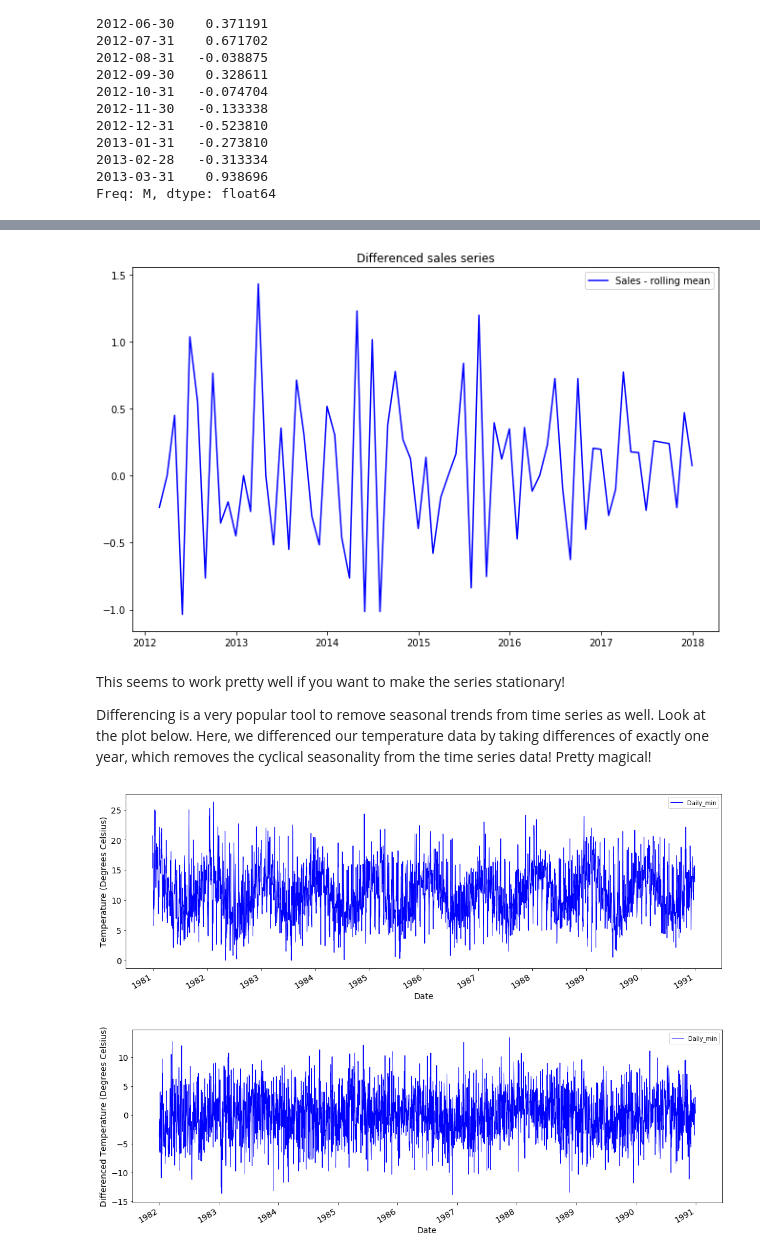
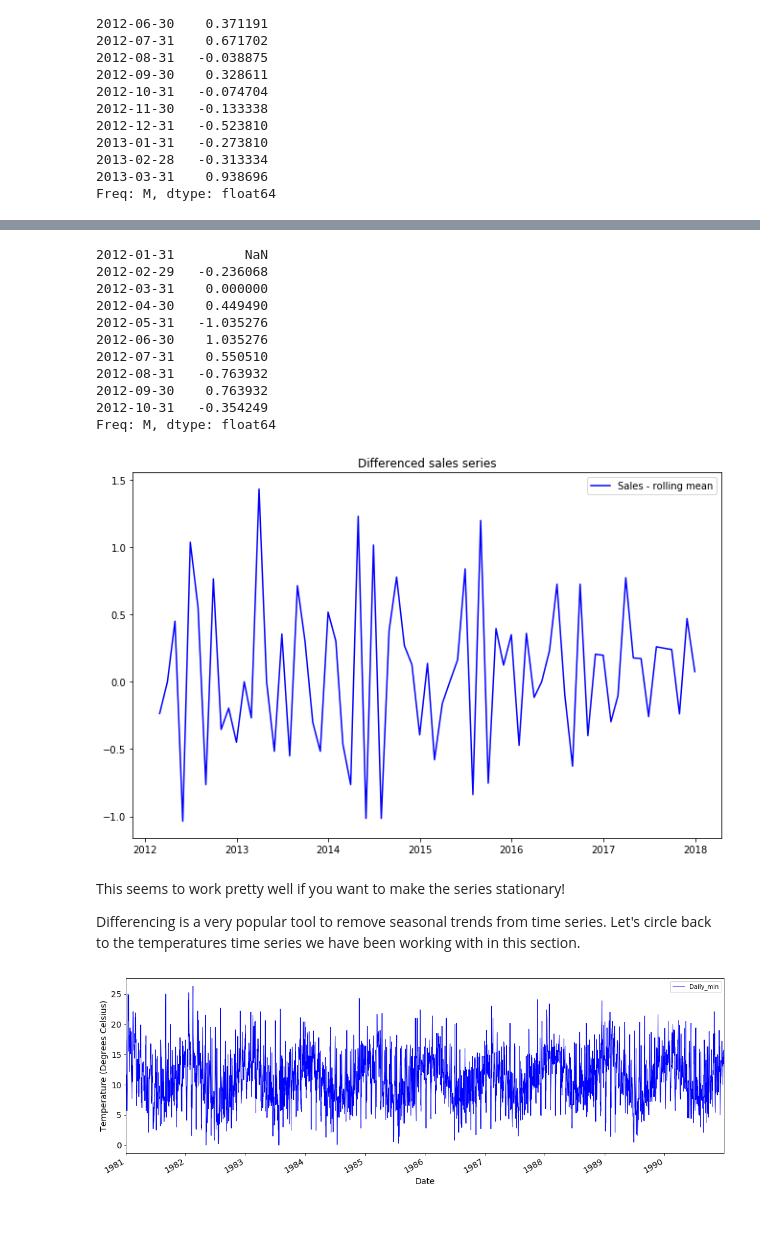
Before and after one commit to learn-co-curriculum/dsc-removing-trends, a Jupyter notebook: index.ipynb, the cells around one changed output, grey strips where cells are left out. Cells and saved outputs as stored; diff of their text form; code cells hidden in the pictures; blank space fills up the shorter version.

```diff
--- a/index.ipynb
+++ b/index.ipynb
@@ -187,31 +207,37 @@ This mostly works pretty well in improving stationarity. First-order differencin
+# %%
+data_diff = data.diff(periods=1)
+data_diff.head(10)
+# %% [output]
+2012-01-31         NaN
+2012-02-29   -0.236068
+2012-03-31    0.000000
+2012-04-30    0.449490
+2012-05-31   -1.035276
+2012-06-30    1.035276
+2012-07-31    0.550510
+2012-08-31   -0.763932
+2012-09-30    0.763932
+2012-10-31   -0.354249
+Freq: M, dtype: float64
 # %%
-data_diff = data.diff(periods=1)
-data_diff.head(10)
-
 fig = plt.figure(figsize=(11,7))
 plt.plot(data_diff, color='blue',label='Sales - rolling mean')
 plt.legend(loc='best')
 plt.title('Differenced sales series')
 plt.show(block=False)
 # %% [output]
-[figure, old version]
+[figure, new version]
 # %% [markdown]
 This seems to work pretty well if you want to make the series stationary!
 
-Differencing is a very popular tool to remove seasonal trends from time series as well. Look at the plot below. Here, we differenced our temperature data by taking differences of exactly one year, which removes the cyclical seasonality from the time series data! Pretty magical!
+Differencing is a very popular tool to remove seasonal trends from time series. Let's circle back to the temperatures time series we have been working with in this section.
 # %%
-data = pd.read_csv("min_temp.csv")
-data.Date = pd.to_datetime(data.Date)
+data = pd.read_csv('min_temp.csv')
+data['Date'] = pd.to_datetime(data['Date'])
 data.set_index('Date', inplace=True)
 
 data.plot(figsize=(18,6), color='blue', linewidth=1, fontsize=14)
 plt.xlabel('Date', fontsize=14)
 plt.ylabel('Temperature (Degrees Celsius)', fontsize=14);
-
-data_diff = data.diff(periods=365)
-data_diff.plot(figsize=(18,6), color='blue', linewidth=1, fontsize=14)
-plt.xlabel('Date', fontsize=14)
-plt.ylabel('Differenced Temperature (Degrees Celsius)', fontsize=14);
 # %% [output]
-[figure, old version]
+[figure, new version]
-[figure, removed]
```
Also changed, not shown: parts of 19 cells of this notebook.
